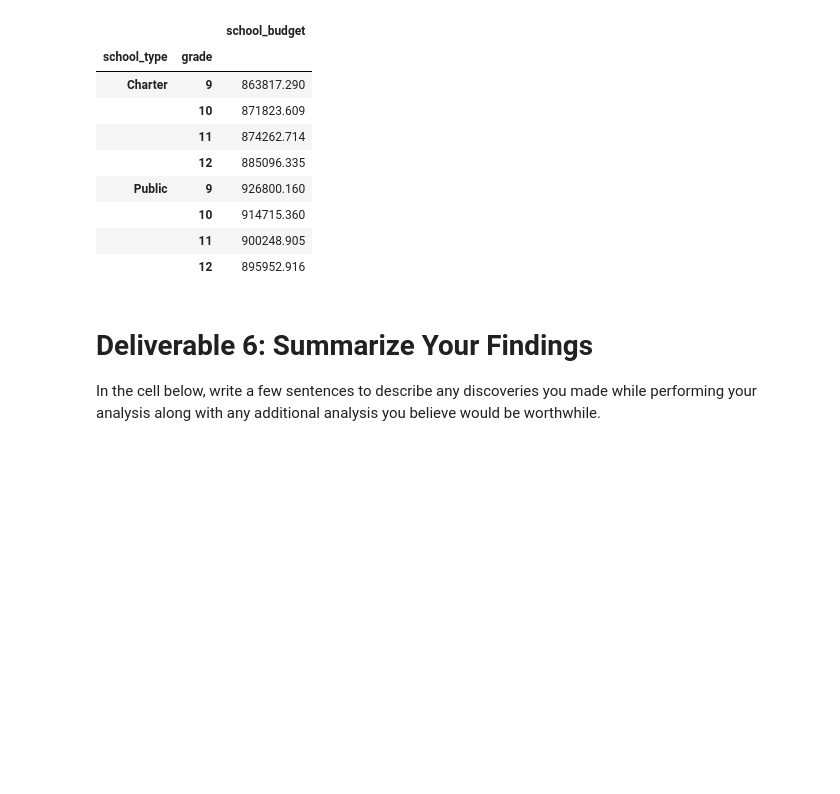
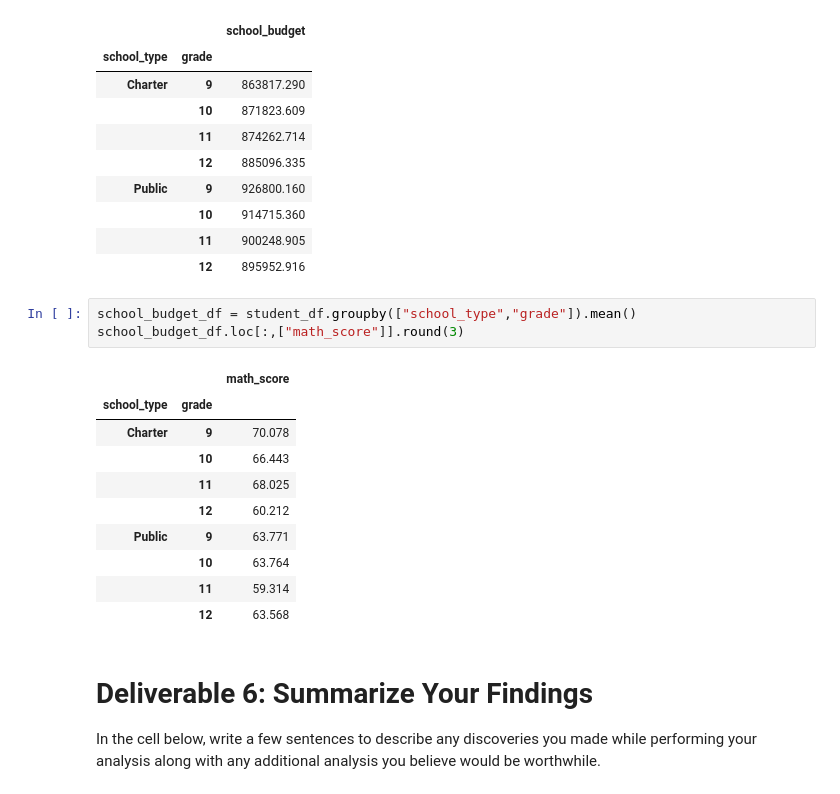
Before and after one commit to manasidek/School_District_Analysis, a Jupyter notebook: Student_Data_Challenge_Starter_Code/Solved/Student_Data_Challenge.ipynb, the cells around one changed output. Drawn from its saved outputs; the diff is of its cells as text; blank space fills up the shorter version.

Commit message:
Adding the School District Analysis.

```diff
--- a/Student_Data_Challenge_Starter_Code/Solved/Student_Data_Challenge.ipynb
+++ b/Student_Data_Challenge_Starter_Code/Solved/Student_Data_Challenge.ipynb
@@ -323,6 +334,20 @@ school_budget_df.loc[:,["school_budget"]].round(3)
 |  | 10 | 914715.360 |
 |  | 11 | 900248.905 |
 |  | 12 | 895952.916 |
+# %%
+school_budget_df = student_df.groupby(["school_type","grade"]).mean()
+school_budget_df.loc[:,["math_score"]].round(3)
+# %% [output]
+|  |  | math_score |
+| school_type | grade |  |
+| Charter | 9 | 70.078 |
+|  | 10 | 66.443 |
+|  | 11 | 68.025 |
+|  | 12 | 60.212 |
+| Public | 9 | 63.771 |
+|  | 10 | 63.764 |
+|  | 11 | 59.314 |
+|  | 12 | 63.568 |
 # %% [markdown]
 # Deliverable 6: Summarize Your Findings
 In the cell below, write a few sentences to describe any discoveries you made while performing your analysis along with any additional analysis you believe would be worthwhile.
```
Also changed, not shown: parts of 2 cells of this notebook, 3 other files.
